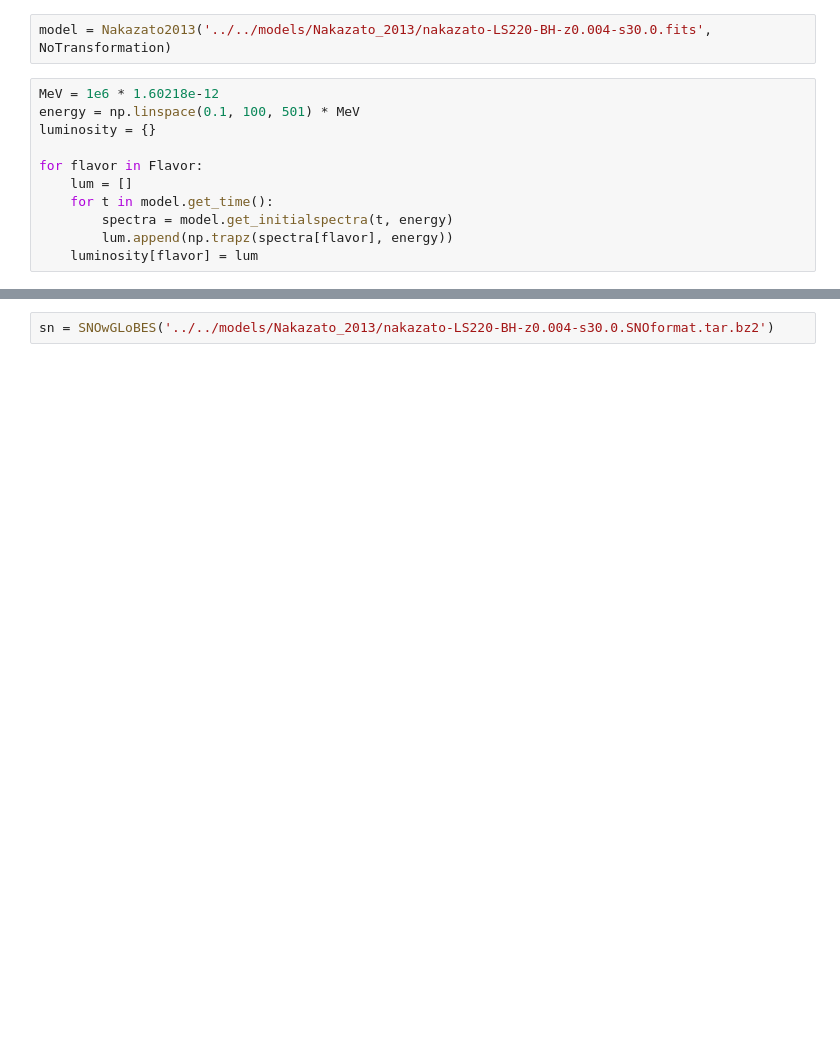
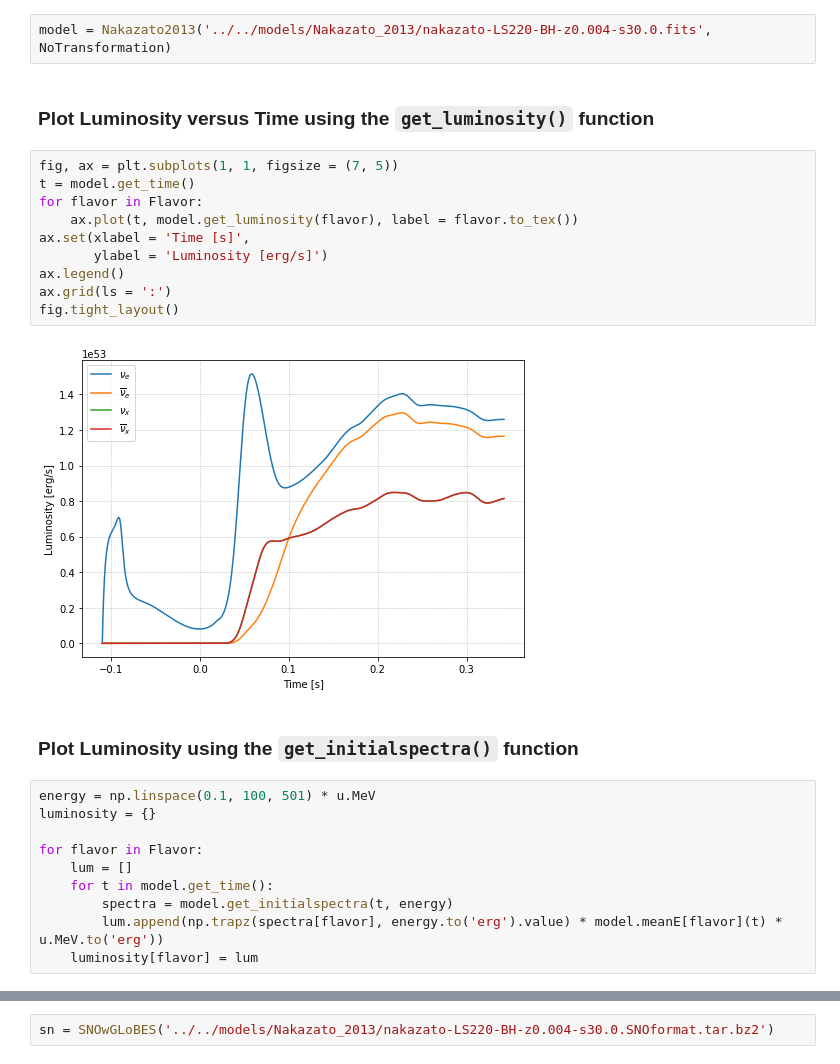
Before and after one commit to SNEWS2/snewpy, a Jupyter notebook: doc/nb/fluence_to_luminosity.ipynb, the cells around one changed output, grey strips where cells are left out. Saved outputs shown, nothing was run; the diff lists cells and outputs as text; blank space fills up the shorter version.

```diff
--- a/doc/nb/fluence_to_luminosity.ipynb
+++ b/doc/nb/fluence_to_luminosity.ipynb
@@ -12,15 +18,30 @@ from snewpy.FlavorTransformation import *
 # %%
 model = Nakazato2013('../../models/Nakazato_2013/nakazato-LS220-BH-z0.004-s30.0.fits', NoTransformation)
+# %% [markdown]
+### Plot Luminosity versus Time using the `get_luminosity()` function
+# %%
+fig, ax = plt.subplots(1, 1, figsize = (7, 5))
+t = model.get_time()
+for flavor in Flavor:
+    ax.plot(t, model.get_luminosity(flavor), label = flavor.to_tex())
+ax.set(xlabel = 'Time [s]',
+       ylabel = 'Luminosity [erg/s]')
+ax.legend()
+ax.grid(ls = ':')
+fig.tight_layout()
+# %% [output]
+[figure, added]
+# %% [markdown]
+### Plot Luminosity using the `get_initialspectra()` function
 # %%
-MeV = 1e6 * 1.60218e-12
-energy = np.linspace(0.1, 100, 501) * MeV
+energy = np.linspace(0.1, 100, 501) * u.MeV
 luminosity = {}
 
 for flavor in Flavor:
     lum = []
     for t in model.get_time():
         spectra = model.get_initialspectra(t, energy)
-        lum.append(np.trapz(spectra[flavor], energy))
+        lum.append(np.trapz(spectra[flavor], energy.to('erg').value) * model.meanE[flavor](t) * u.MeV.to('erg'))
     luminosity[flavor] = lum
 # %%
 fig, ax = plt.subplots(1, 1, figsize = (7, 5))
```
Also changed, not shown: parts of 10 cells of this notebook.
